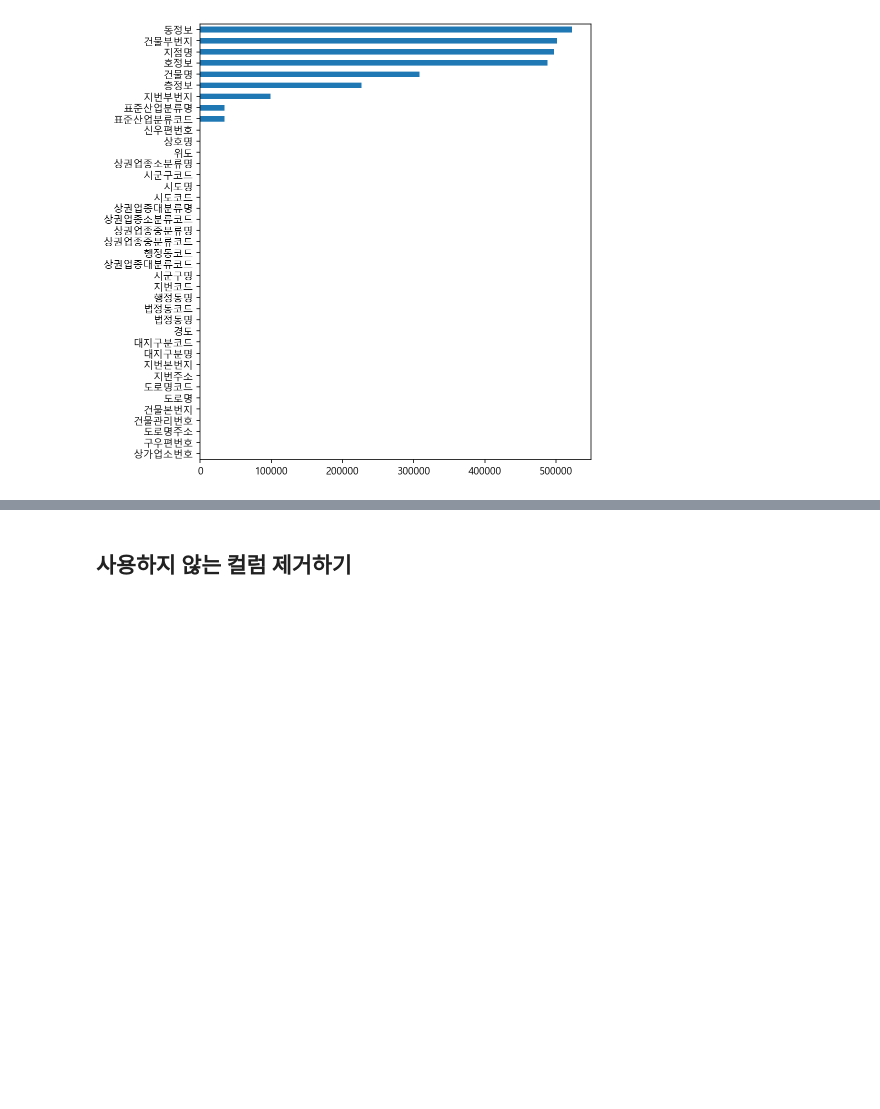
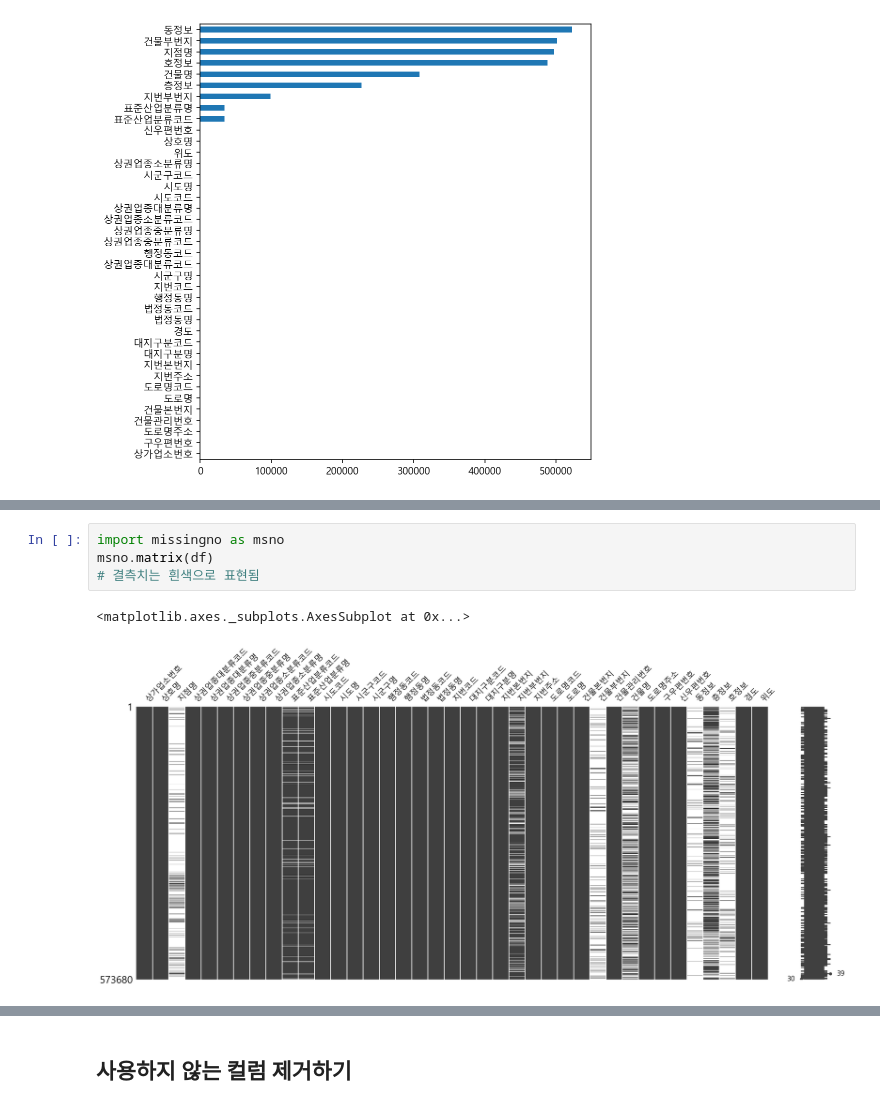
Before and after one commit to LEEJUNB/20210326_DataAnalysis, a Jupyter notebook: PublicData_Analysis/Downtown/02-store-eda-input.ipynb, the cells around one changed output, grey strips where cells are left out. Cells and saved outputs as stored; diff of their text form; blank space fills up the shorter version.

Commit message:
missingno 라이브러리로 결측치 시각화

```diff
--- a/PublicData_Analysis/Downtown/02-store-eda-input.ipynb
+++ b/PublicData_Analysis/Downtown/02-store-eda-input.ipynb
@@ -281,0 +303,7 @@ n.sort_values().plot.barh(figsize=(7,8))
+# %%
+import missingno as msno
+msno.matrix(df)
+# 결측치는 흰색으로 표현됨
+# %% [output]
+<matplotlib.axes._subplots.AxesSubplot at 0x...>
+[figure, added]
```
Also changed, not shown: parts of 17 cells of this notebook.
